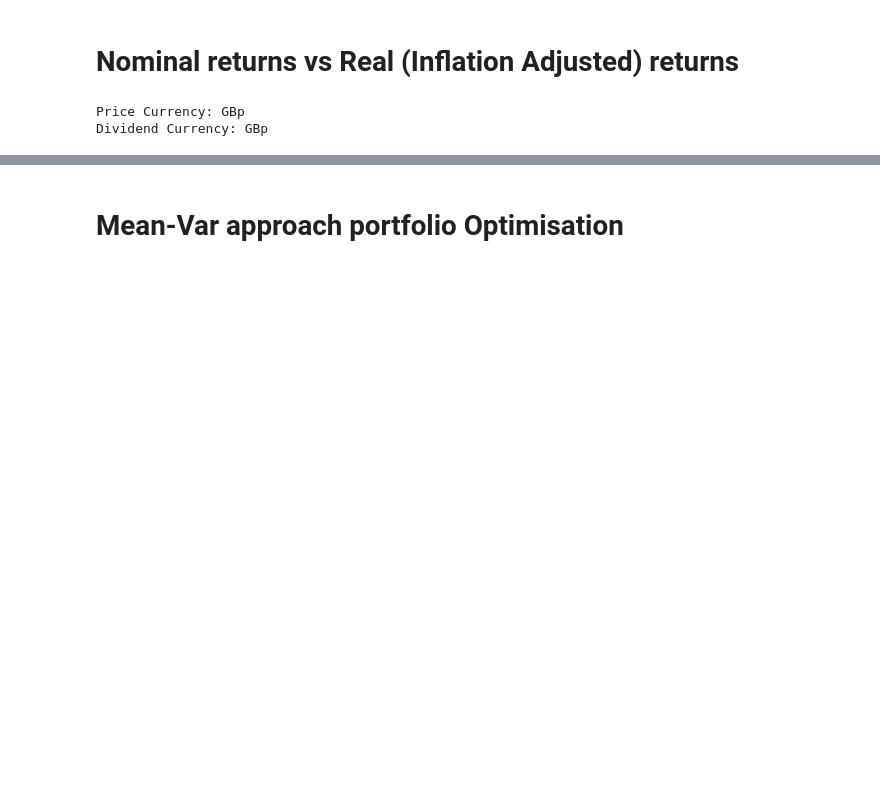
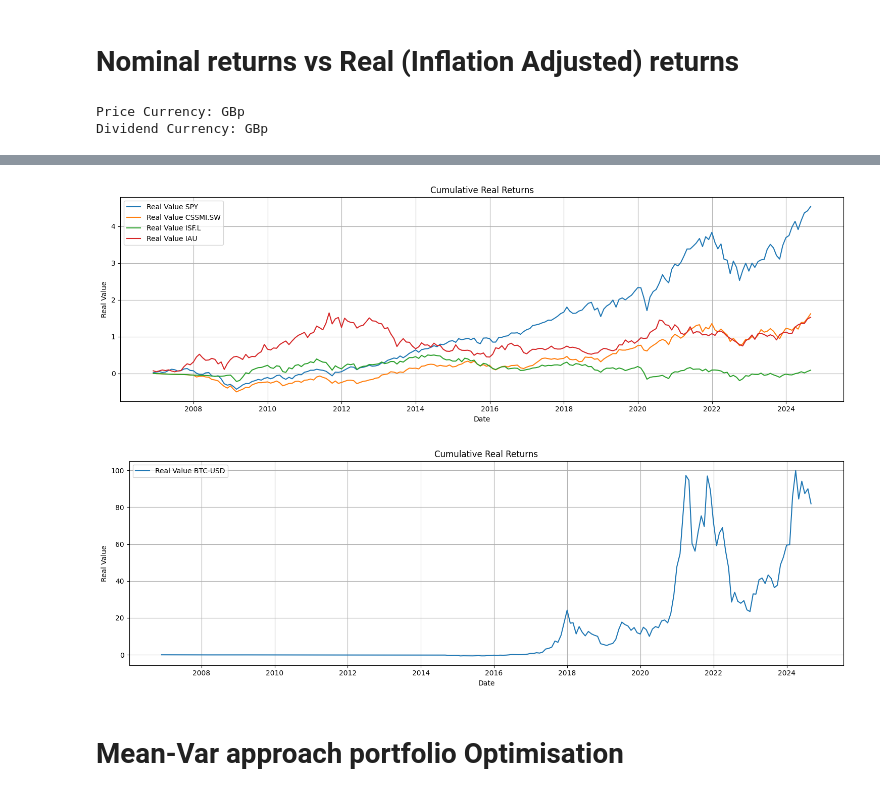
Before and after one commit to mathsuser/Investment_Strategy_Backtesting, a Jupyter notebook: notebooks/investment_management_fundamentals.ipynb, the cells around one changed output, grey strips where cells are left out. Drawn from its saved outputs; the diff is of its cells as text; code cells hidden in the pictures; blank space fills up the shorter version.

```diff
--- a/notebooks/investment_management_fundamentals.ipynb
+++ b/notebooks/investment_management_fundamentals.ipynb
@@ -747,0 +499,6 @@ plt.show()
+# %%
+merged_df = pd.merge(inflation_rate_data, monthly_returns_df, on='Date', how='inner')
+merged_df = merged_df.dropna(subset=['InflationRate'])
+monthly_data = merged_df.copy()
+returns_df = merged_df.copy()
+print(monthly_data.head())
@@ -747,0 +527,11 @@ plt.show()
+# %%
+def calculate_real_returns(inflation_df, returns_df):
+  merged_df = pd.merge(inflation_df, returns_df, on='Date', how='inner')
+  merged_df = merged_df.dropna(subset=['InflationRate'])
+  returns_df = merged_df.copy()
+  # Calculate real returns
+  for ticker in Tickers:
+    returns_df[f'RealReturn_{ticker}'] = ((1 + returns_df[f'{ticker}']) / (1 + returns_df['InflationRate'])) - 1
+
+
+  return returns_df
@@ -747,0 +561,6 @@ plt.show()
+# %%
+returns_df = calculate_real_returns(inflation_rate_data, monthly_returns_df)
+#print(returns_df.head())
+
+cumulative_returns_df = calculate_cumulative_returns(returns_df)
+#print(cumulative_returns_df.tail())
@@ -748,3 +724,28 @@ plt.show()
+# %%
+def plot_real_returns(Tickers, returns_df):
+
+  fig, axes = plt.subplots(figsize=(15, 5))
+
+  for i, ticker in enumerate(Tickers):
+    axes.plot(returns_df['Date'], returns_df[f'CumulativeRealReturn_{ticker}'], label=f'Real Value {ticker}')
+
+
+  axes.set_title('Cumulative Real Returns')
+  axes.set_xlabel('Date')
+  axes.set_ylabel('Real Value')
+  axes.legend()
+  axes.grid(True)
+
+  plt.tight_layout()
+  plt.show()
+# %%
+Tickers_no_bitcoin = Tickers.copy()
+Tickers_no_bitcoin.remove('BTC-USD')
+plot_real_returns(Tickers_no_bitcoin, cumulative_returns_df)
+plot_real_returns(['BTC-USD'], cumulative_returns_df)
+# %% [output]
+[figure, added]
+[figure, added]
 # %% [markdown]
 # Mean-Var approach portfolio Optimisation
 # %%
```
Also changed, not shown: parts of 60 cells of this notebook.
